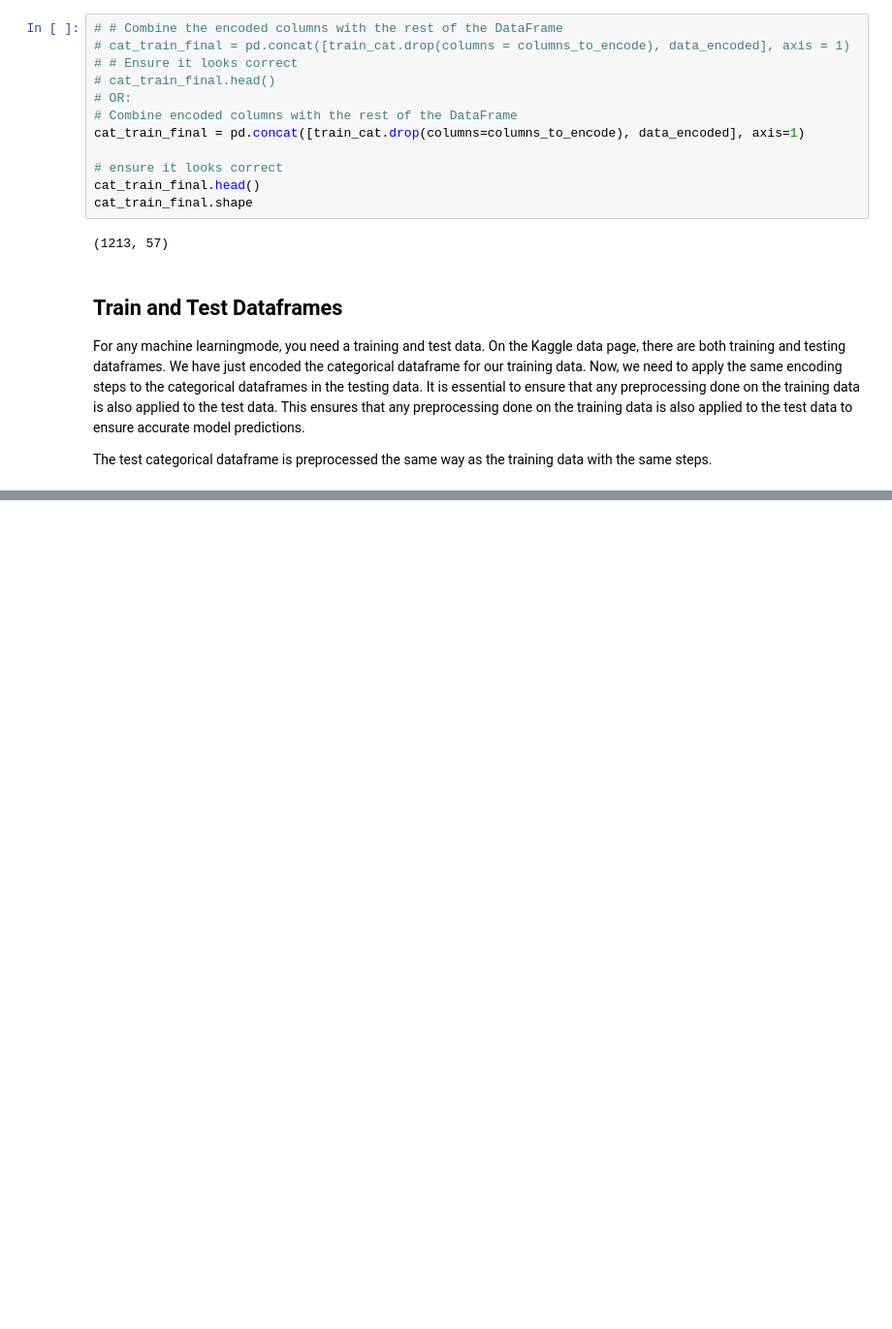
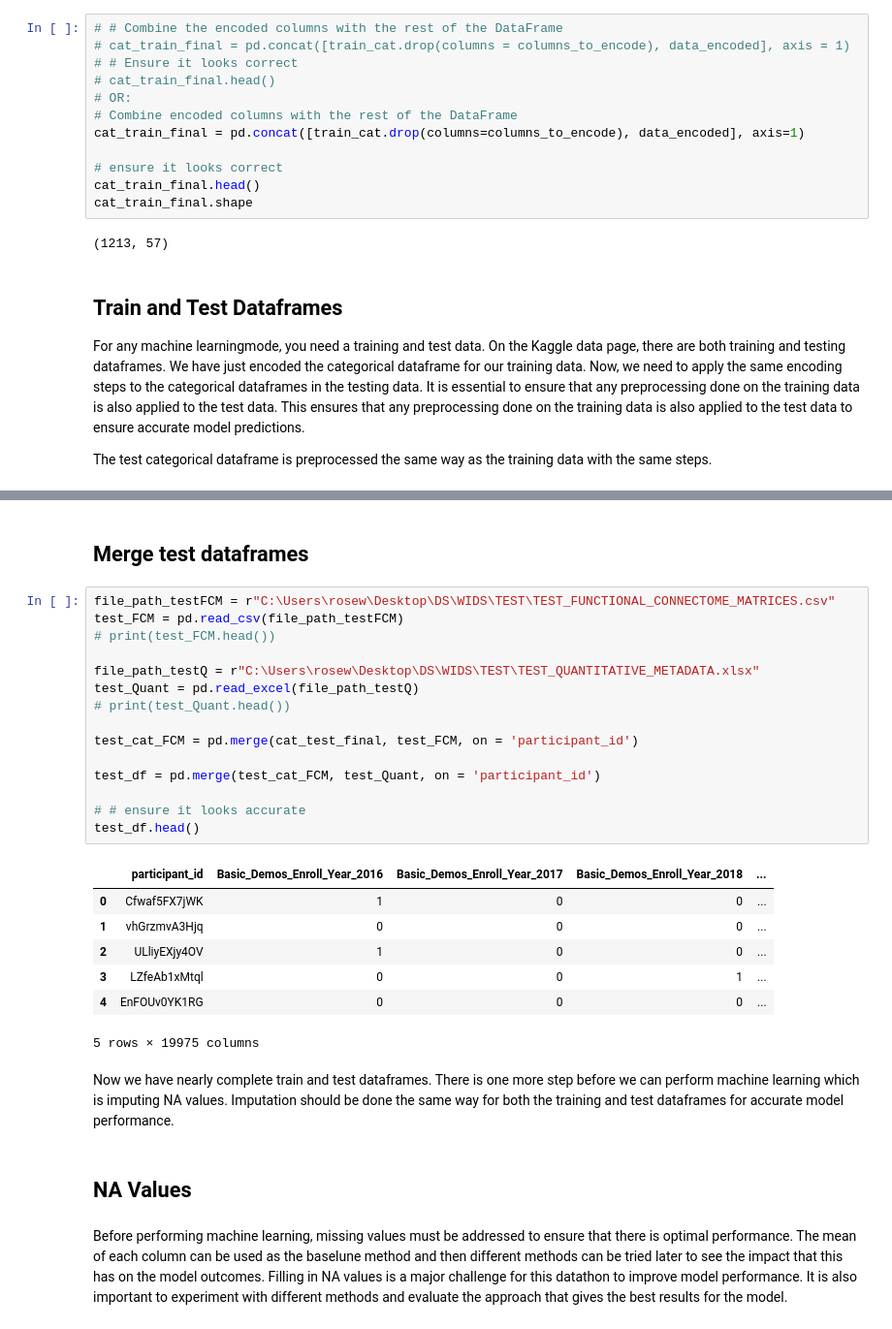
Before and after one commit to KImondorose/WiDS-Datathon-2025-Unraveling-the-Mysteries-of-the-Female-Brain-Sex-Patterns-in-ADHD.., a Jupyter notebook: index.ipynb, the cells around one changed output, grey strips where cells are left out. Shown: that part at 97% size. Cells and saved outputs as stored; diff of their text form; blank space fills up the shorter version.

```diff
--- a/index.ipynb
+++ b/index.ipynb
@@ -457,0 +546,33 @@ The test categorical dataframe is preprocessed the same way as the training data
+# %% [markdown]
+## Merge test dataframes
+# %%
+file_path_testFCM = r"C:\Users\rosew\Desktop\DS\WIDS\TEST\TEST_FUNCTIONAL_CONNECTOME_MATRICES.csv"
+test_FCM = pd.read_csv(file_path_testFCM)
+# print(test_FCM.head())
+
+file_path_testQ = r"C:\Users\rosew\Desktop\DS\WIDS\TEST\TEST_QUANTITATIVE_METADATA.xlsx"
+test_Quant = pd.read_excel(file_path_testQ)
+# print(test_Quant.head())
+
+test_cat_FCM = pd.merge(cat_test_final, test_FCM, on = 'participant_id')
+
+test_df = pd.merge(test_cat_FCM, test_Quant, on = 'participant_id')
+
+# # ensure it looks accurate
+test_df.head()
+# %% [output]
+|  | participant_id | Basic_Demos_Enroll_Year_2016 | Basic_Demos_Enroll_Year_2017 | Basic_Demos_Enroll_Year_2018 | ... |
+| 0 | Cfwaf5FX7jWK | 1 | 0 | 0 | ... |
+| 1 | vhGrzmvA3Hjq | 0 | 0 | 0 | ... |
+| 2 | ULliyEXjy4OV | 1 | 0 | 0 | ... |
+| 3 | LZfeAb1xMtql | 0 | 0 | 1 | ... |
+| 4 | EnFOUv0YK1RG | 0 | 0 | 0 | ... |
+5 rows × 19975 columns
+# %% [markdown]
+Now we have nearly complete train and test dataframes. There is one more step before we can perform machine learning which is imputing NA values. Imputation should be done the same way for both the training and test dataframes for accurate model performance.
+# %% [markdown]
+## NA Values
+# %% [markdown]
+Before performing machine learning, missing values must be addressed to ensure that there is optimal performance.
+The mean of each column can be used as the baselune method and then different methods can be tried later to see the impact that this has on the model outcomes.
+Filling in NA values is a major challenge for this datathon to improve model performance. It is also important to experiment with different methods and evaluate the approach that gives the best results for the model.
```
Also changed, not shown: parts of 17 cells of this notebook.
